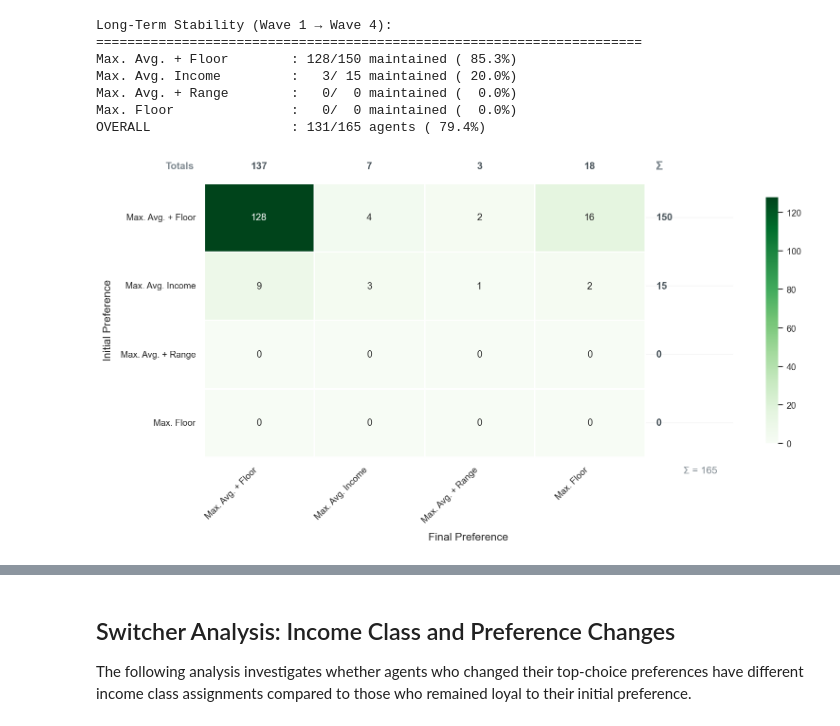
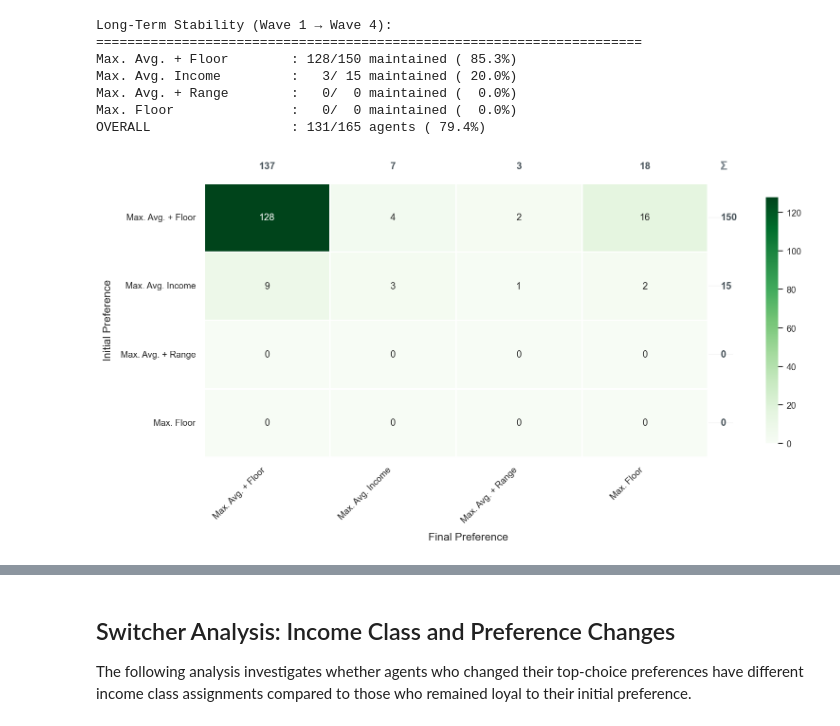
Before and after one commit to Lucas-Mueller/Rawls_v3, a Jupyter notebook: hypothesis_testing/hypothesis_1/hypothesis1_descriptive_analysis.ipynb, the cells around one changed output, grey strips where cells are left out. Cells and saved outputs as stored; diff of their text form; code cells hidden in the pictures.

```diff
--- a/hypothesis_testing/hypothesis_1/hypothesis1_descriptive_analysis.ipynb
+++ b/hypothesis_testing/hypothesis_1/hypothesis1_descriptive_analysis.ipynb
@@ -1024,54 +1025,37 @@ num_cols = loyalty_matrix_counts.shape[1]
 for idx, (label, value) in enumerate(row_totals.items()):
     ax.text(
         num_cols + 0.1,
         idx + 0.5,
         f"{int(value)}",
         ha="left",
         va="center",
         fontsize=FONT_SIZES["annotation"] + 1,
         color=COLORS["dark_gray"],
         fontweight="bold"
     )
 
 # Annotate headers for totals
 ax.text(
     num_cols + 0.1,
     -0.25,
     "Σ",
     ha="left",
     va="center",
     fontsize=FONT_SIZES["legend"] + 2,
     color=COLORS["medium_gray"],
     fontweight="bold"
 )
-ax.text(
-    -0.35,
-    -0.25,
-    "Totals",
-    ha="left",
-    va="center",
-    fontsize=FONT_SIZES["legend"],
-    color=COLORS["medium_gray"],
-    fontweight="bold"
-)
-ax.text(
-    num_cols + 0.35,
-    loyalty_matrix_counts.shape[0] + 0.2,
-    f"Σ = {int(total_agents)}",
-    ha="left",
-    va="center",
-    fontsize=FONT_SIZES["legend"],
-    color=COLORS["medium_gray"]
-)
+
+
 
 # Adjust plot limits to make space for annotations
 ax.set_ylim(len(principle_order), 0)
-ax.set_xlim(0, num_cols + 0.8)
+ax.set_xlim(0, num_cols + 0.2)
 
 fig.subplots_adjust(top=0.88, right=0.9)
 plt.show()
 # %% [output]
-[figure, old version]
+[figure, new version]
 # %%
 # VISUALIZATION: Long-Term Preference Flow (Counts)
 from matplotlib.patches import Rectangle
```
Also changed, not shown: parts of 11 cells of this notebook, 1 other file.
